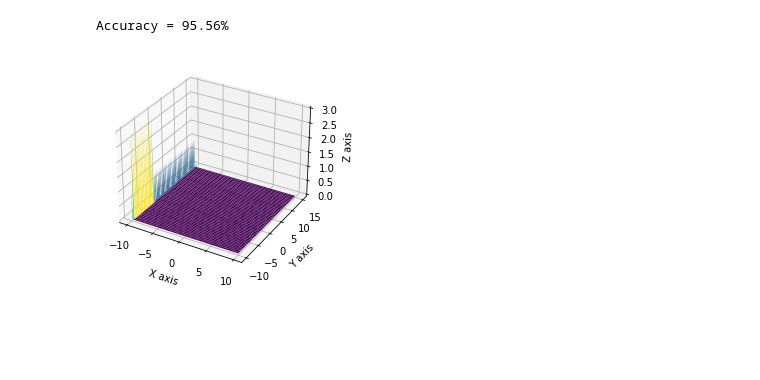
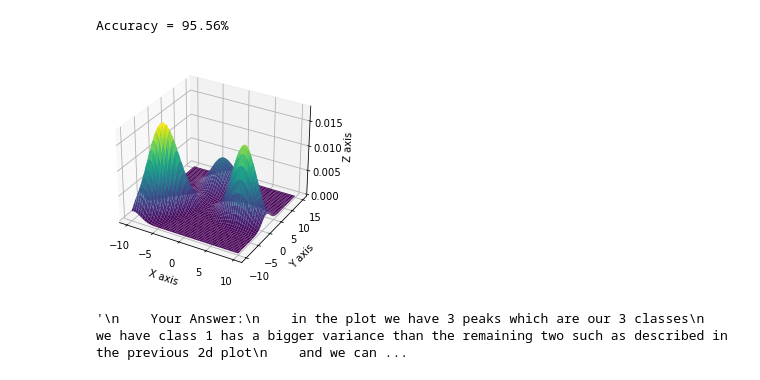
Before and after one commit to nouralmulhem/Pattern-Recognition-Labs, a Jupyter notebook: Lab 3 - Bayes Classifier/Lab 3 - Bayesian Classifier.ipynb, the cells around one changed output. Drawn from its saved outputs; the diff is of its cells as text; code cells hidden in the pictures; blank space fills up the shorter version.

```diff
--- a/Lab 3 - Bayes Classifier/Lab 3 - Bayesian Classifier.ipynb
+++ b/Lab 3 - Bayes Classifier/Lab 3 - Bayesian Classifier.ipynb
@@ -316,35 +270,33 @@ Accuracy = 95.56%
 # %%
 # TODO [9]: Generate a 3D-plot for the generated distributions. x-axis and y-axis represent the features of the data,
 #           where z-axis represent the Gaussian probability N at this point.
 
 x = np.linspace(-10, 10, 300)
 y = np.linspace(-10, 15, 300)
 X, Y = np.meshgrid(x, y)
 Z = np.zeros(X.shape)
 
 for i in range(Z.shape[0]):
     for j in range(Z.shape[1]):
         # TODO [9]: Fill in the matrix Z which will represent the probability distribution of every point.
         # Z[i,j] represents the joint probability N(x,y) for x = i and y = j.
         # We want to draw the gaussian probability N(x,y) for all points.
-        # print("For test point:", [i, j])
         classProbabilities = np.zeros(numClasses)
-        # TODO [7.A]: Compute the probability that the test point X_Test[i] belongs to each class in numClasses.
-        #  Fill the array classProbabilities accordingly.
-        for j in range(3):
-            classProbabilities[j] = ( multivariate_normal_gaussian([i, j], estimate_means[j], estimate_covariances[j]))
 
-        # TODO [7.B]: Find the prediction of the test point X_Test[i] and append it to the predicted_classes array.
-        Z[i, j] = (np.where(classProbabilities == max(classProbabilities[0], max(classProbabilities[1],classProbabilities[2])) )[0][0]+1)
+        for k in range(3):
+            classProbabilities[k] = ( multivariate_normal_gaussian([x[i],y[j]], estimate_means[k], estimate_covariances[k]))*pClasses[k]
+
+        # Z[i, j] = (np.where(classProbabilities == max(classProbabilities[0], max(classProbabilities[1],classProbabilities[2])) )[0][0])
+        Z[i, j] = sum(classProbabilities)
 
 
 # Make a 3D plot, do not change code
 fig = plt.figure()
 ax = fig.gca(projection='3d')
 ax.plot_surface(X, Y, Z, cmap='viridis', linewidth=0)
 ax.set_xlabel('X axis')
 ax.set_ylabel('Y axis')
 ax.set_zlabel('Z axis')
 plt.show()
 # %% [output]
-[figure, old version]
+[figure, new version]
@@ -355,0 +303,11 @@ plt.show()
+# %%
+# How can you judge your plot is correct?
+'''
+    Your Answer:
+    in the plot we have 3 peaks which are our 3 classes
+    we have class 1 has a bigger variance than the remaining two such as described in the previous 2d plot
+    and we can see the ovelapping between features of class 1 and class 3
+
+'''
+# %% [output]
+'\n    Your Answer:\n    in the plot we have 3 peaks which are our 3 classes\n    we have class 1 has a bigger variance than the remaining two such as described in the previous 2d plot\n    and we can ...
```
Also changed, not shown: parts of 8 cells of this notebook.
